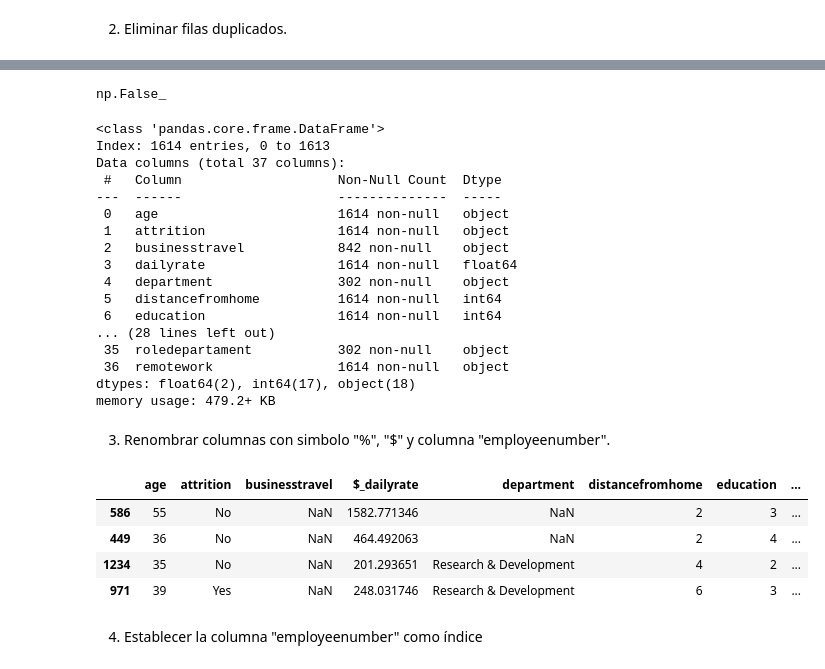
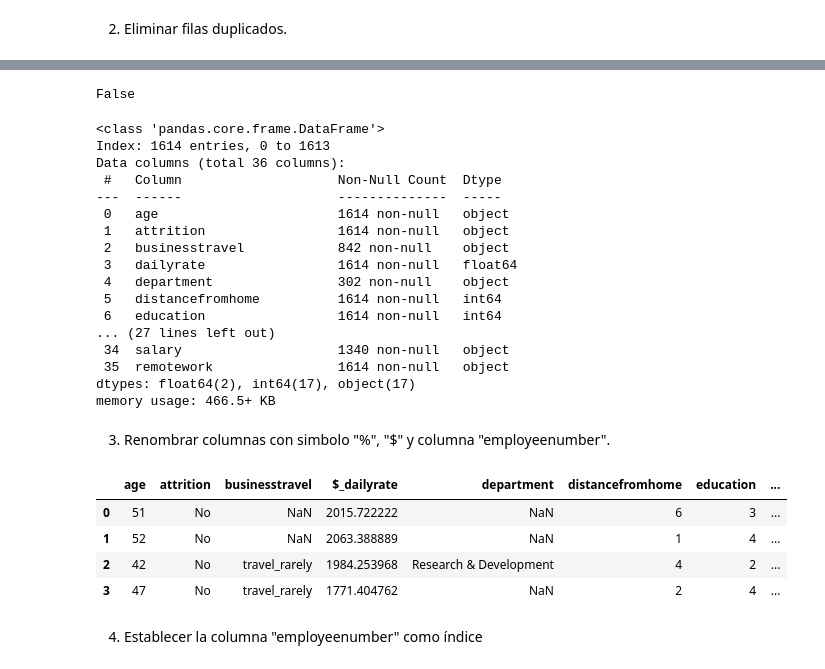
Before and after one commit to anamolinero/borrador_equipo5, a Jupyter notebook: fase_2_limpieza/Limpeza_df.ipynb, the cells around one changed output, grey strips where cells are left out. Saved outputs shown, nothing was run; the diff lists cells and outputs as text; code cells hidden in the pictures.

```diff
--- a/fase_2_limpieza/Limpeza_df.ipynb
+++ b/fase_2_limpieza/Limpeza_df.ipynb
@@ -4,7 +4,8 @@ import numpy as np
 
 pd.set_option('display.max_columns', None)
 # %%
-df = pd.read_csv("hr_raw_data.csv", index_col = 0)
+df = pd.read_csv("C:/Users/Usuario/Documents/Adalab49/Módulo 3/Proyecto_módulo 3/hr_raw_data.csv", index_col = 0)
+
 
 df.sample(3)
 # %% [output]
@@ -15,7 +16,7 @@ df.sample(3)
 # %% [markdown]
 1. Eliminar columnas que no necesitamos y duplicadas.
 # %%
-df.drop(['employeecount', "over18", "numberchildren", "sameasmonthlyincome"], axis=1, inplace=True)
+df.drop(['employeecount', "over18", "numberchildren", "sameasmonthlyincome","roledepartament"], axis=1, inplace=True)
 # %%
 df.columns
 # %% [output]
@@ -95,13 +96,13 @@ df = eliminar_duplicados_empleado(df) #aplicamos la función al df
 # %%
 df['employeenumber'].duplicated().any() #verificamos si existe duplicados
 # %% [output]
-np.False_
+False
 # %%
 df.info()
 # %% [output]
 <class 'pandas.core.frame.DataFrame'>
 Index: 1614 entries, 0 to 1613
-Data columns (total 37 columns):
+Data columns (total 36 columns):
  #   Column                    Non-Null Count  Dtype
 ---  ------                    --------------  -----
  0   age                       1614 non-null   object
@@ -111,23 +112,23 @@ Data columns (total 37 columns):
  4   department                302 non-null    object
  5   distancefromhome          1614 non-null   int64
  6   education                 1614 non-null   int64
-... (28 lines left out)
- 35  roledepartament           302 non-null    object
- 36  remotework                1614 non-null   object
-dtypes: float64(2), int64(17), object(18)
-memory usage: 479.2+ KB
+... (27 lines left out)
+ 34  salary                    1340 non-null   object
+ 35  remotework                1614 non-null   object
+dtypes: float64(2), int64(17), object(17)
+memory usage: 466.5+ KB
 # %% [markdown]
 3. Renombrar columnas con simbolo "%", "$" y columna "employeenumber".
 # %%
 df = df.rename(columns={"hourlyrate":"$_hourlyrate", "dailyrate":"$_dailyrate", "monthlyincome":"$_monthlyincome", "monthlyrate":"$_monthlyrate", "salary":"$_salary", "employeenumber":"employee_id", "percentsalaryhike":"%_percentsalaryhike"})
 # %%
-df.sample(4)
+df.head(4)
 # %% [output]
 |  | age | attrition | businesstravel | $_dailyrate | department | distancefromhome | education | ... |
-| 586 | 55 | No | NaN | 1582.771346 | NaN | 2 | 3 | ... |
-| 449 | 36 | No | NaN | 464.492063 | NaN | 2 | 4 | ... |
-| 1234 | 35 | No | NaN | 201.293651 | Research & Development | 4 | 2 | ... |
-| 971 | 39 | Yes | NaN | 248.031746 | Research & Development | 6 | 3 | ... |
+| 0 | 51 | No | NaN | 2015.722222 | NaN | 6 | 3 | ... |
+| 1 | 52 | No | NaN | 2063.388889 | NaN | 1 | 4 | ... |
+| 2 | 42 | No | travel_rarely | 1984.253968 | Research & Development | 4 | 2 | ... |
+| 3 | 47 | No | travel_rarely | 1771.404762 | NaN | 2 | 4 | ... |
 # %% [markdown]
 4. Establecer la columna "employeenumber" como índice
 # %%
```
Also changed, not shown: parts of 25 cells of this notebook, 6 other files.
